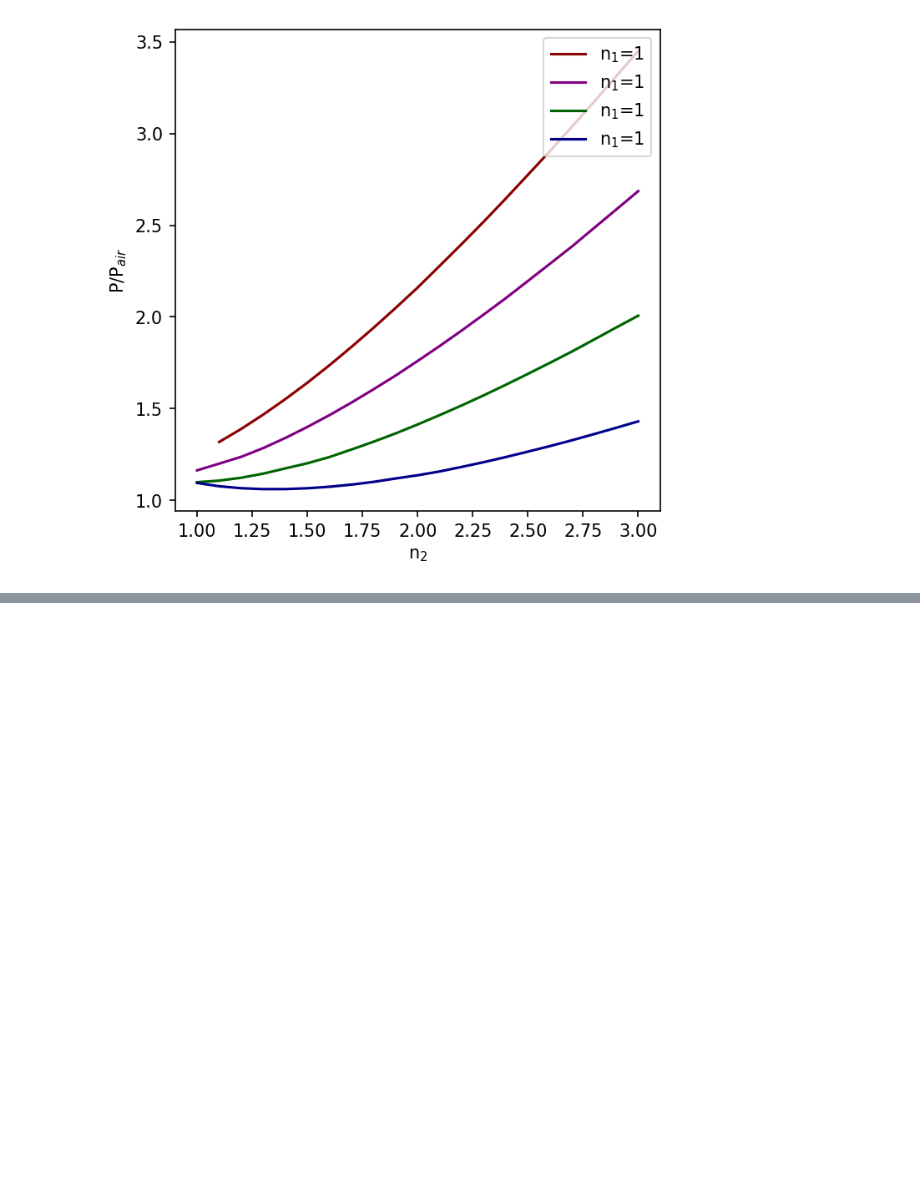
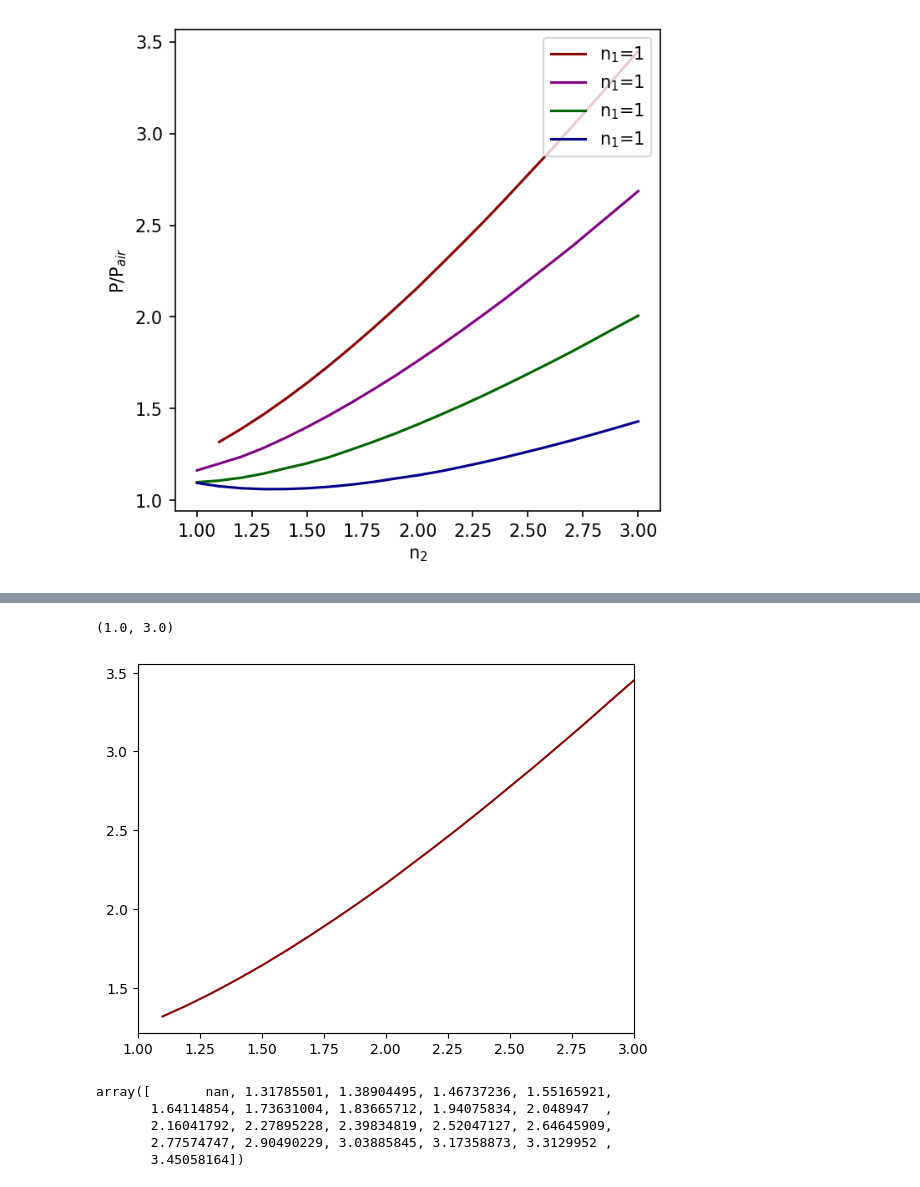
Before and after one commit to UTA-NURES/OrientationPaperSI, a Jupyter notebook: MakePlots.ipynb, the cells around one changed output, grey strips where cells are left out. Drawn from its saved outputs; the diff is of its cells as text; code cells hidden in the pictures; blank space fills up the shorter version.

```diff
--- a/MakePlots.ipynb
+++ b/MakePlots.ipynb
@@ -487,3 +534,22 @@ vars=np.arange(1,3,0.01)
+# %%
+refind1, dat =GetPowerFromComsolFile("Data/Export_Power_refindices_1.txt",indices)
+totpower_theory_down_ns=[]
+for n1 in refind1.keys():
+    pow_dipbelow_down=Power_dipoleside(n1,1 , k ,0,p_vec,phi,thetas)
+    totpower_theory_down_ns.append(2.*np.pi*sum(np.abs(np.sin(thetas))*np.abs(pow_dipbelow_down))/len(thetas))
+plt.plot(refind1.keys(),(np.array(list(refind1.values()))/(normsphere["1_25"]*np.array(totpower_theory_down_ns)))**0.5,label='n$_1$=1',color='DarkRed')
+plt.xlim(1,3)
+# %% [output]
+(1.0, 3.0)
+[figure, added]
+# %%
+(np.array(list(refind1.values()))/(normsphere["1_25"]*np.array(totpower_theory_down_ns)))**0.5
+# %% [output]
+array([       nan, 1.31785501, 1.38904495, 1.46737236, 1.55165921,
+       1.64114854, 1.73631004, 1.83665712, 1.94075834, 2.048947  ,
+       2.16041792, 2.27895228, 2.39834819, 2.52047127, 2.64645909,
+       2.77574747, 2.90490229, 3.03885845, 3.17358873, 3.3129952 ,
+       3.45058164])
 # %%
 def CorrectWay1(th):
     return np.arctan(1.5**2*np.tan(th))
```
Also changed, not shown: parts of 8 cells of this notebook.
